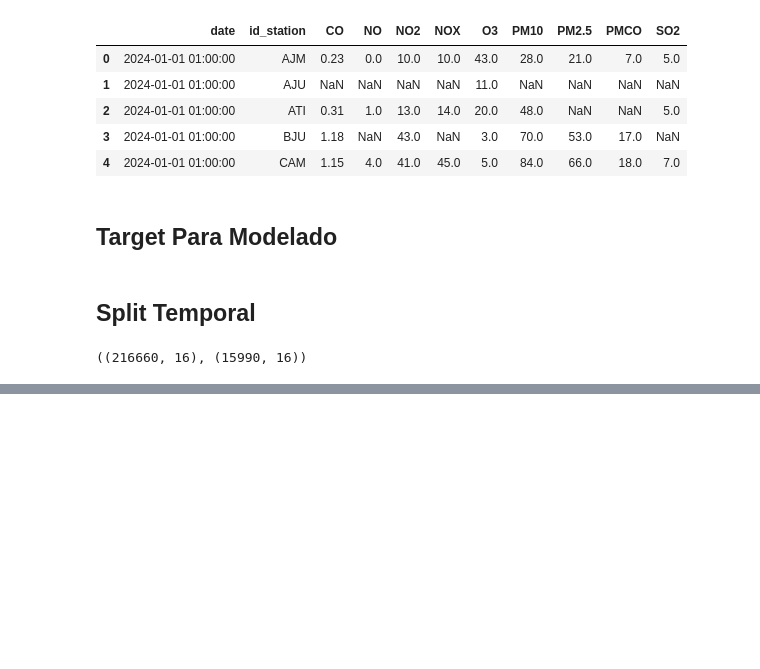
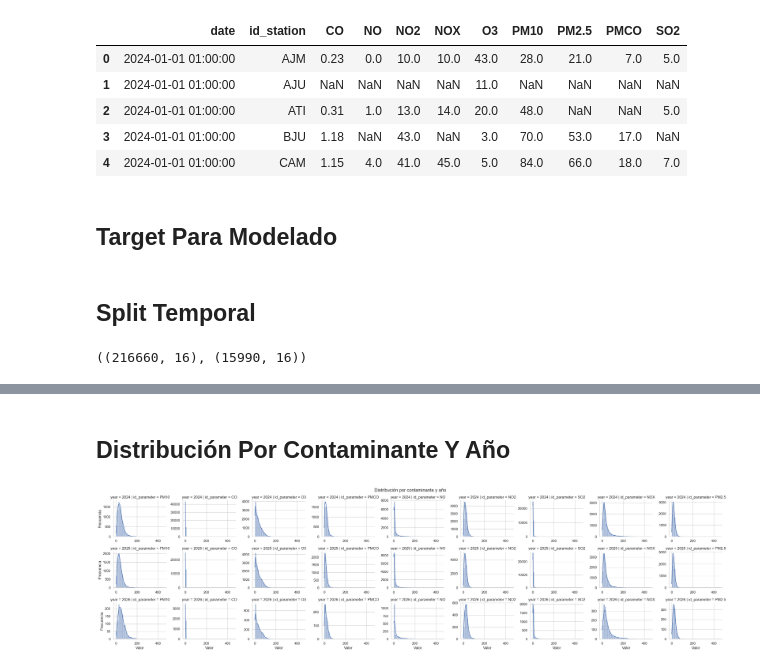
Before and after one commit to luis1112enrique/Machine-Learning-Repo, a Jupyter notebook: Clase 5 - Calidad del aire CDMX.ipynb, the cells around one changed output, grey strips where cells are left out. Drawn from its saved outputs; the diff is of its cells as text; code cells hidden in the pictures; blank space fills up the shorter version.

```diff
--- a/Clase 5 - Calidad del aire CDMX.ipynb
+++ b/Clase 5 - Calidad del aire CDMX.ipynb
@@ -228,0 +345,20 @@ df_model.to_csv(  "calidad_aire_model_ready.csv", index=False)
+# %% [markdown]
+## Distribución Por Contaminante Y Año
+# %%
+g = sns.displot(
+    data=df_plot_sample,
+    x=col_valor,
+    col="id_parameter",
+    row="year",
+    bins=40,
+    kde=True,
+    facet_kws={"sharex": False, "sharey": False},
+    height=2.4,
+    aspect=1.3
+)
+
+g.set_axis_labels("Valor", "Frecuencia")
+g.fig.suptitle("Distribución por contaminante y año", y=1.02)
+plt.show()
+# %% [output]
+[figure, added]
```
Also changed, not shown: parts of 11 cells of this notebook, 1 other file.
